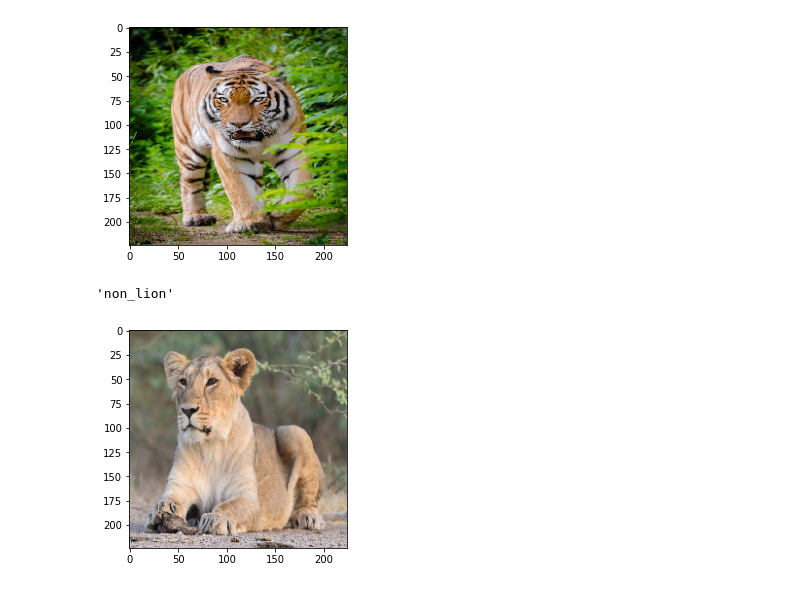
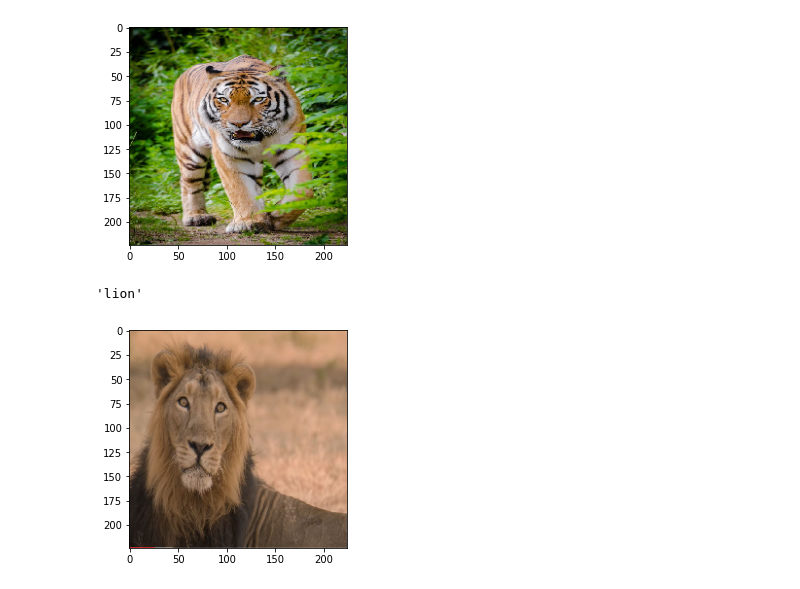
Before and after one commit to amanssnl/amanssnl, a Jupyter notebook: vgg16.ipynb, the cells around one changed output. Drawn from its saved outputs; the diff is of its cells as text; code cells hidden in the pictures.

```diff
--- a/vgg16.ipynb
+++ b/vgg16.ipynb
@@ -217,7 +219,7 @@ predict("/content/tiger.jpeg")
 'non_lion'
 [figure]
 # %%
-predict("/content/asd.jpg")
+predict("/content/6.JPG")
 # %% [output]
-'non_lion'
+'lion'
-[figure, old version]
+[figure, new version]
```
Also changed, not shown: parts of 1 cell of this notebook.
